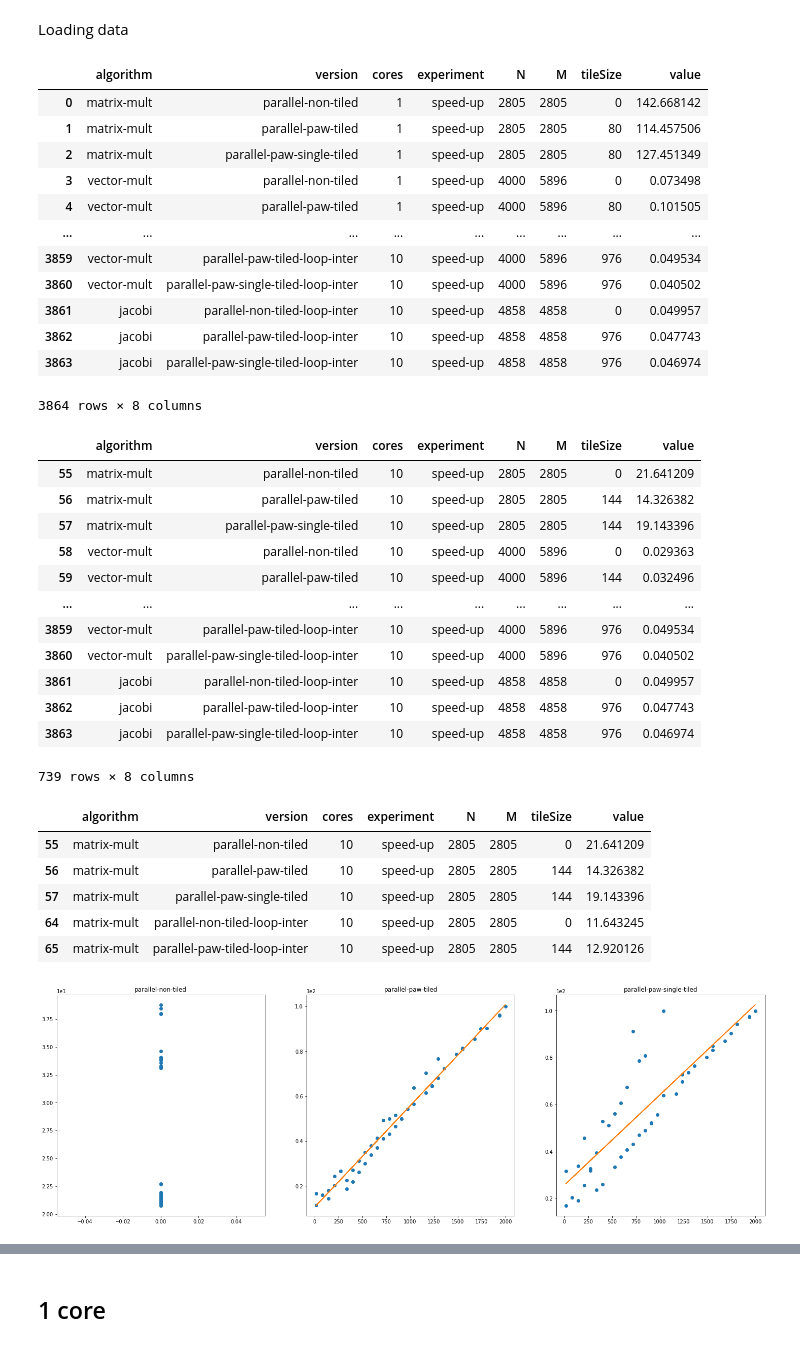
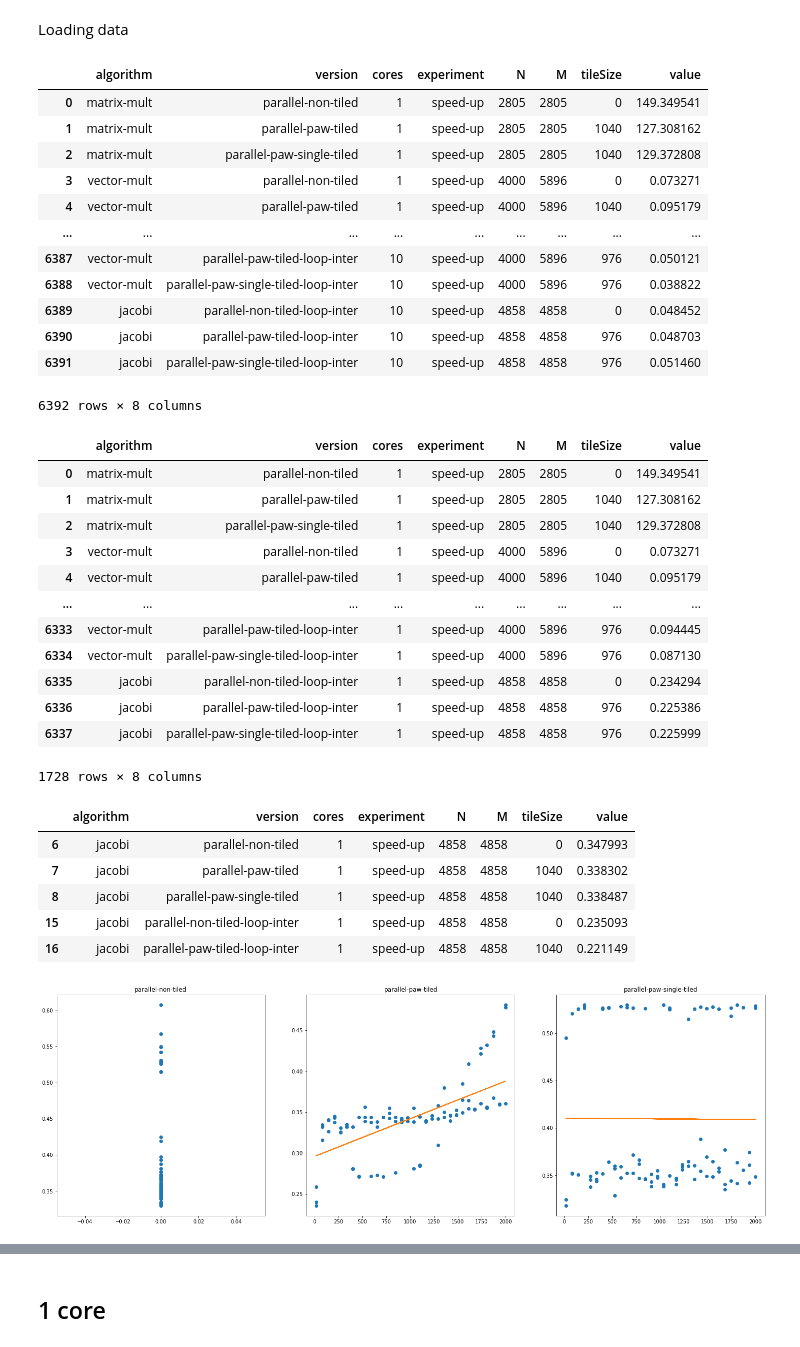
Before and after one commit to mgltorsa/Cetus-Paw-Tiling-Experiments, a Jupyter notebook: tiling/Tiling experiments and measurements.ipynb, the cells around one changed output, grey strips where cells are left out. Drawn from its saved outputs; the diff is of its cells as text; code cells hidden in the pictures.

Commit message:
updated all experiments. Removed if blocks fro all experiments. Also, fixed tile size results and some

```diff
--- a/tiling/Tiling experiments and measurements.ipynb
+++ b/tiling/Tiling experiments and measurements.ipynb
@@ -487,57 +487,57 @@ Cache in bytes: 16777216
 # %% [markdown]
 Loading data
 # %%
-tile_size_df = pd.read_csv("./experiments/results.csv", names=['algorithm','version', 'cores', 'experiment', 'N','M','tileSize','value'])
+tile_size_df = pd.read_csv("./experiments/tileSize/tileSizeResults.csv", names=['algorithm','version', 'cores', 'experiment', 'N','M','tileSize','value'])
 tile_size_df
 # %% [output]
 |  | algorithm | version | cores | experiment | N | M | tileSize | value |
-| 0 | matrix-mult | parallel-non-tiled | 1 | speed-up | 2805 | 2805 | 0 | 142.668142 |
-| 1 | matrix-mult | parallel-paw-tiled | 1 | speed-up | 2805 | 2805 | 80 | 114.457506 |
-| 2 | matrix-mult | parallel-paw-single-tiled | 1 | speed-up | 2805 | 2805 | 80 | 127.451349 |
-| 3 | vector-mult | parallel-non-tiled | 1 | speed-up | 4000 | 5896 | 0 | 0.073498 |
-| 4 | vector-mult | parallel-paw-tiled | 1 | speed-up | 4000 | 5896 | 80 | 0.101505 |
+| 0 | matrix-mult | parallel-non-tiled | 1 | speed-up | 2805 | 2805 | 0 | 149.349541 |
+| 1 | matrix-mult | parallel-paw-tiled | 1 | speed-up | 2805 | 2805 | 1040 | 127.308162 |
+| 2 | matrix-mult | parallel-paw-single-tiled | 1 | speed-up | 2805 | 2805 | 1040 | 129.372808 |
+| 3 | vector-mult | parallel-non-tiled | 1 | speed-up | 4000 | 5896 | 0 | 0.073271 |
+| 4 | vector-mult | parallel-paw-tiled | 1 | speed-up | 4000 | 5896 | 1040 | 0.095179 |
 | ... | ... | ... | ... | ... | ... | ... | ... | ... |
-| 3859 | vector-mult | parallel-paw-tiled-loop-inter | 10 | speed-up | 4000 | 5896 | 976 | 0.049534 |
-| 3860 | vector-mult | parallel-paw-single-tiled-loop-inter | 10 | speed-up | 4000 | 5896 | 976 | 0.040502 |
-| 3861 | jacobi | parallel-non-tiled-loop-inter | 10 | speed-up | 4858 | 4858 | 0 | 0.049957 |
-| 3862 | jacobi | parallel-paw-tiled-loop-inter | 10 | speed-up | 4858 | 4858 | 976 | 0.047743 |
-| 3863 | jacobi | parallel-paw-single-tiled-loop-inter | 10 | speed-up | 4858 | 4858 | 976 | 0.046974 |
+| 6387 | vector-mult | parallel-paw-tiled-loop-inter | 10 | speed-up | 4000 | 5896 | 976 | 0.050121 |
+| 6388 | vector-mult | parallel-paw-single-tiled-loop-inter | 10 | speed-up | 4000 | 5896 | 976 | 0.038822 |
+| 6389 | jacobi | parallel-non-tiled-loop-inter | 10 | speed-up | 4858 | 4858 | 0 | 0.048452 |
+| 6390 | jacobi | parallel-paw-tiled-loop-inter | 10 | speed-up | 4858 | 4858 | 976 | 0.048703 |
+| 6391 | jacobi | parallel-paw-single-tiled-loop-inter | 10 | speed-up | 4858 | 4858 | 976 | 0.051460 |
-3864 rows × 8 columns
+6392 rows × 8 columns
 # %%
-cores=10
+cores=1
 dataframe = tile_size_df[(tile_size_df.cores==cores)]
 dataframe
 # %% [output]
 |  | algorithm | version | cores | experiment | N | M | tileSize | value |
-| 55 | matrix-mult | parallel-non-tiled | 10 | speed-up | 2805 | 2805 | 0 | 21.641209 |
-| 56 | matrix-mult | parallel-paw-tiled | 10 | speed-up | 2805 | 2805 | 144 | 14.326382 |
-| 57 | matrix-mult | parallel-paw-single-tiled | 10 | speed-up | 2805 | 2805 | 144 | 19.143396 |
-| 58 | vector-mult | parallel-non-tiled | 10 | speed-up | 4000 | 5896 | 0 | 0.029363 |
-| 59 | vector-mult | parallel-paw-tiled | 10 | speed-up | 4000 | 5896 | 144 | 0.032496 |
+| 0 | matrix-mult | parallel-non-tiled | 1 | speed-up | 2805 | 2805 | 0 | 149.349541 |
+| 1 | matrix-mult | parallel-paw-tiled | 1 | speed-up | 2805 | 2805 | 1040 | 127.308162 |
+| 2 | matrix-mult | parallel-paw-single-tiled | 1 | speed-up | 2805 | 2805 | 1040 | 129.372808 |
+| 3 | vector-mult | parallel-non-tiled | 1 | speed-up | 4000 | 5896 | 0 | 0.073271 |
+| 4 | vector-mult | parallel-paw-tiled | 1 | speed-up | 4000 | 5896 | 1040 | 0.095179 |
 | ... | ... | ... | ... | ... | ... | ... | ... | ... |
-| 3859 | vector-mult | parallel-paw-tiled-loop-inter | 10 | speed-up | 4000 | 5896 | 976 | 0.049534 |
-| 3860 | vector-mult | parallel-paw-single-tiled-loop-inter | 10 | speed-up | 4000 | 5896 | 976 | 0.040502 |
-| 3861 | jacobi | parallel-non-tiled-loop-inter | 10 | speed-up | 4858 | 4858 | 0 | 0.049957 |
-| 3862 | jacobi | parallel-paw-tiled-loop-inter | 10 | speed-up | 4858 | 4858 | 976 | 0.047743 |
-| 3863 | jacobi | parallel-paw-single-tiled-loop-inter | 10 | speed-up | 4858 | 4858 | 976 | 0.046974 |
+| 6333 | vector-mult | parallel-paw-tiled-loop-inter | 1 | speed-up | 4000 | 5896 | 976 | 0.094445 |
+| 6334 | vector-mult | parallel-paw-single-tiled-loop-inter | 1 | speed-up | 4000 | 5896 | 976 | 0.087130 |
+| 6335 | jacobi | parallel-non-tiled-loop-inter | 1 | speed-up | 4858 | 4858 | 0 | 0.234294 |
+| 6336 | jacobi | parallel-paw-tiled-loop-inter | 1 | speed-up | 4858 | 4858 | 976 | 0.225386 |
+| 6337 | jacobi | parallel-paw-single-tiled-loop-inter | 1 | speed-up | 4858 | 4858 | 976 | 0.225999 |
-739 rows × 8 columns
+1728 rows × 8 columns
 # %%
 versions=['parallel-non-tiled','parallel-paw-tiled','parallel-paw-single-tiled']
-df_tl_mm_ex = filter_by_experiment(dataframe, 'matrix-mult','speed-up')
+df_tl_mm_ex = filter_by_experiment(dataframe, 'jacobi','speed-up')
 exp = get_experimental_values(df_tl_mm_ex, xId='tileSize', yId='value', versions=versions)
 plot_exp = get_plottable_experiment(exp)
 df_tl_mm_ex.head()
 # %% [output]
 |  | algorithm | version | cores | experiment | N | M | tileSize | value |
-| 55 | matrix-mult | parallel-non-tiled | 10 | speed-up | 2805 | 2805 | 0 | 21.641209 |
-| 56 | matrix-mult | parallel-paw-tiled | 10 | speed-up | 2805 | 2805 | 144 | 14.326382 |
-| 57 | matrix-mult | parallel-paw-single-tiled | 10 | speed-up | 2805 | 2805 | 144 | 19.143396 |
-| 64 | matrix-mult | parallel-non-tiled-loop-inter | 10 | speed-up | 2805 | 2805 | 0 | 11.643245 |
-| 65 | matrix-mult | parallel-paw-tiled-loop-inter | 10 | speed-up | 2805 | 2805 | 144 | 12.920126 |
+| 6 | jacobi | parallel-non-tiled | 1 | speed-up | 4858 | 4858 | 0 | 0.347993 |
+| 7 | jacobi | parallel-paw-tiled | 1 | speed-up | 4858 | 4858 | 1040 | 0.338302 |
+| 8 | jacobi | parallel-paw-single-tiled | 1 | speed-up | 4858 | 4858 | 1040 | 0.338487 |
+| 15 | jacobi | parallel-non-tiled-loop-inter | 1 | speed-up | 4858 | 4858 | 0 | 0.235093 |
+| 16 | jacobi | parallel-paw-tiled-loop-inter | 1 | speed-up | 4858 | 4858 | 1040 | 0.221149 |
 # %%
-plot_scatter(plot_exp, tick_format_style='sci', versions=versions)
+plot_scatter(plot_exp, tick_format_style='plain', versions=versions)
 # %% [output]
-[figure, old version]
+[figure, new version]
 # %%
 group_mean(df_tl_mm_ex)
 # %% [output]
```
Also changed, not shown: parts of 2 cells of this notebook, 28 other files.
